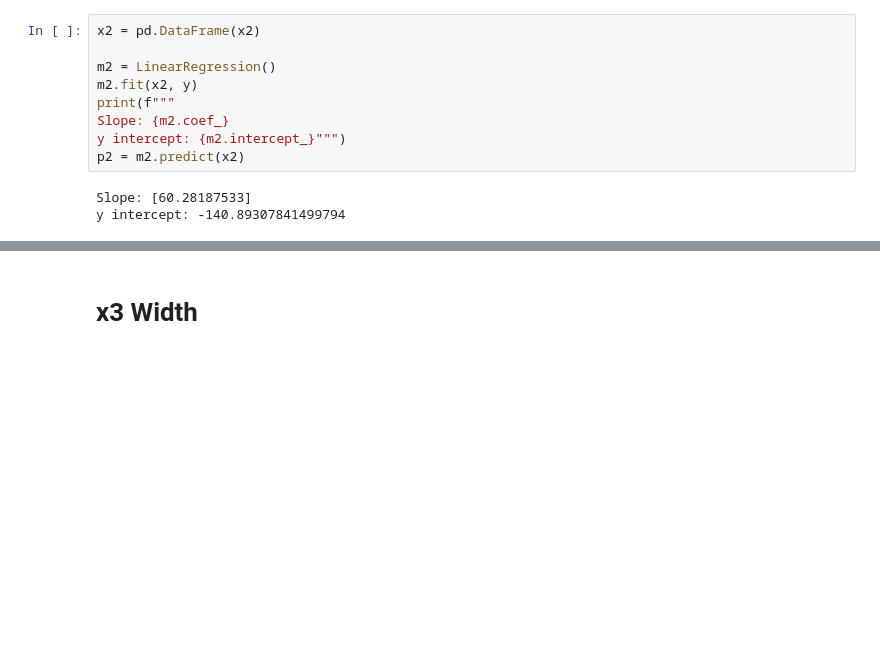
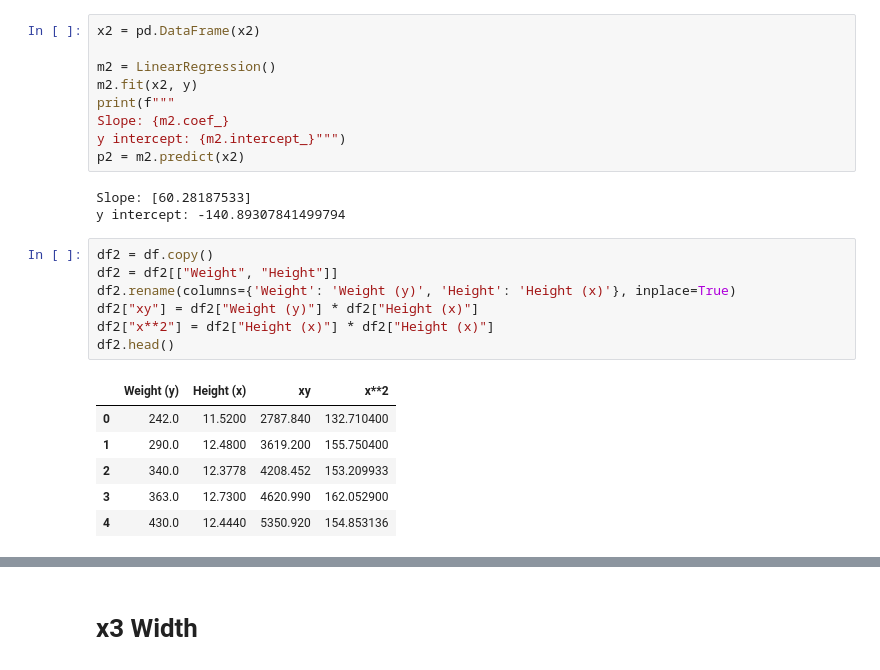
Before and after one commit to Sriram-bb63/Linear-regression, a Jupyter notebook: linear regression.ipynb, the cells around one changed output, grey strips where cells are left out. Drawn from its saved outputs; the diff is of its cells as text; blank space fills up the shorter version.

```diff
--- a/linear regression.ipynb
+++ b/linear regression.ipynb
@@ -101,3 +102,17 @@ p2 = m2.predict(x2)
 # %% [output]
 Slope: [60.28187533]
 y intercept: -140.89307841499794
+# %%
+df2 = df.copy()
+df2 = df2[["Weight", "Height"]]
+df2.rename(columns={'Weight': 'Weight (y)', 'Height': 'Height (x)'}, inplace=True)
+df2["xy"] = df2["Weight (y)"] * df2["Height (x)"]
+df2["x**2"] = df2["Height (x)"] * df2["Height (x)"]
+df2.head()
+# %% [output]
+|  | Weight (y) | Height (x) | xy | x**2 |
+| 0 | 242.0 | 11.5200 | 2787.840 | 132.710400 |
+| 1 | 290.0 | 12.4800 | 3619.200 | 155.750400 |
+| 2 | 340.0 | 12.3778 | 4208.452 | 153.209933 |
+| 3 | 363.0 | 12.7300 | 4620.990 | 162.052900 |
+| 4 | 430.0 | 12.4440 | 5350.920 | 154.853136 |
```
Also changed, not shown: parts of 4 cells of this notebook.
